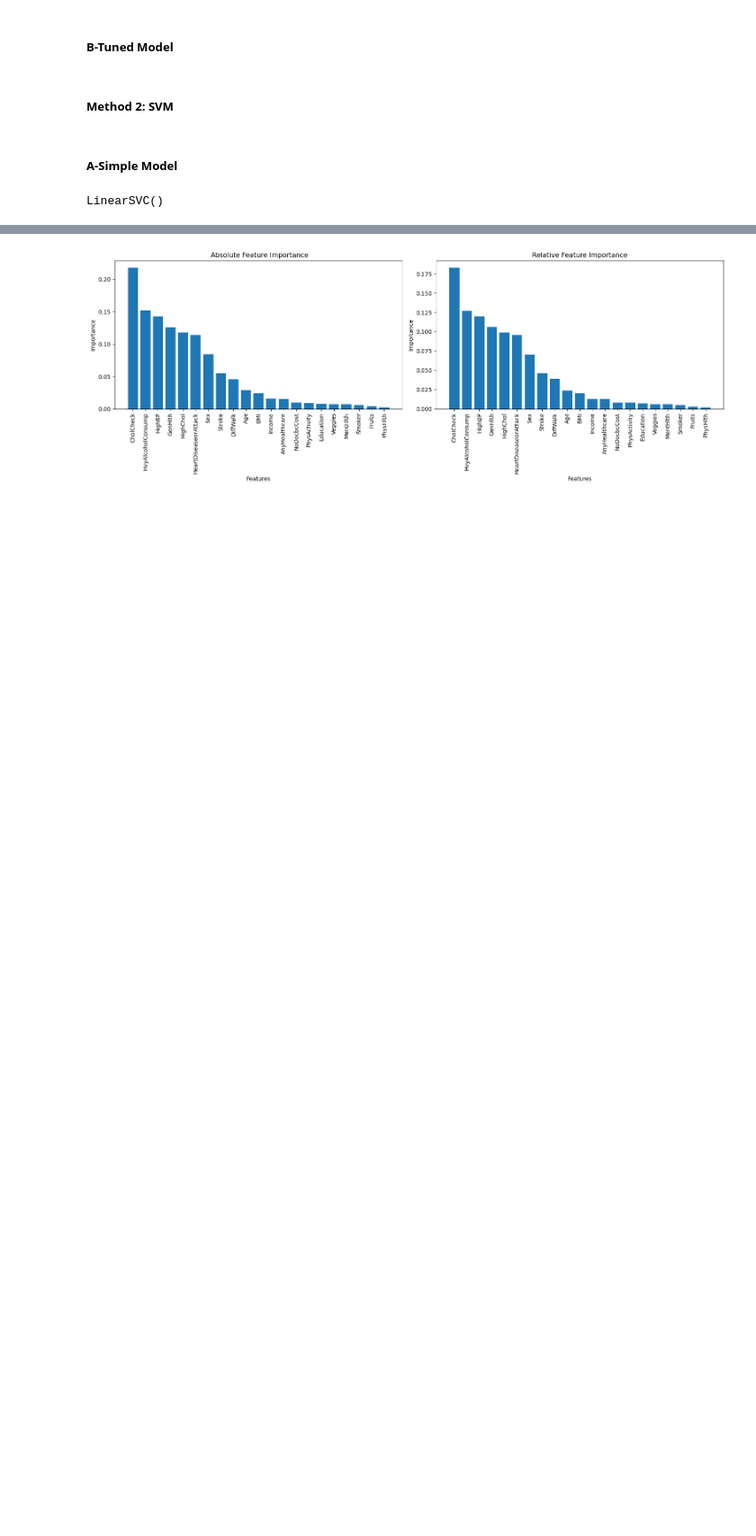
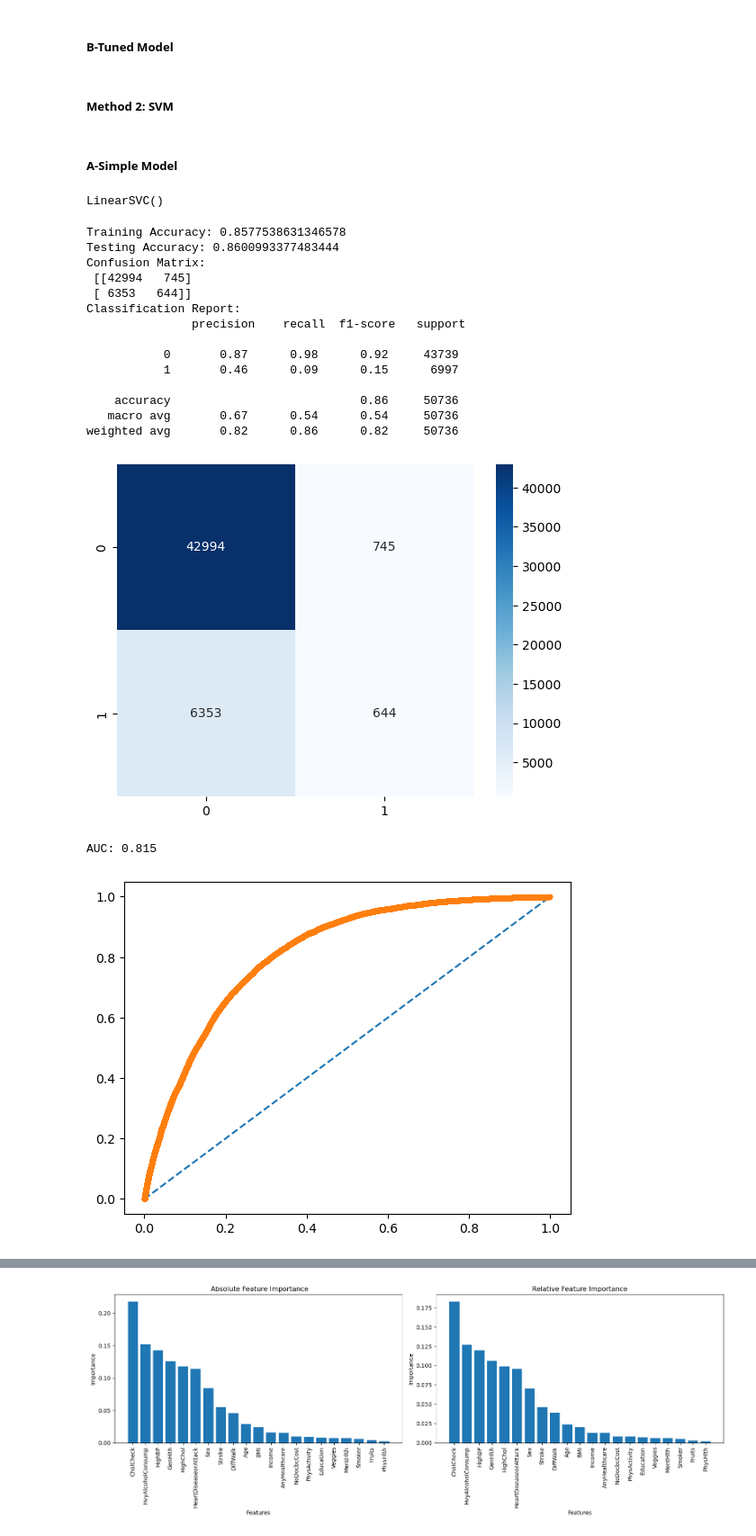
Before and after one commit to yasmineghanem/ML-Project, a Jupyter notebook: notebook.ipynb, the cells around one changed output, grey strips where cells are left out. Shown at 90% size. Saved outputs shown, nothing was run; the diff lists cells and outputs as text; code cells hidden in the pictures; blank space fills up the shorter version.

```diff
--- a/notebook.ipynb
+++ b/notebook.ipynb
@@ -554,3 +600,60 @@ svm_model = LinearSVC()
 svm_model.fit(X_train, y_train)
 # %% [output]
 LinearSVC()
+# %%
+#################################################### Model Evaluation ####################################################
+# Evaluate model
+y_pred_train = svm_model.predict(X_train)
+y_pred_test = svm_model.predict(X_test)
+
+train_accuracy = accuracy_score(y_train, y_pred_train)
+test_accuracy = accuracy_score(y_test, y_pred_test)
+conf_matrix = confusion_matrix(y_test, y_pred_test)
+class_report = classification_report(y_test, y_pred_test)
+
+print("Training Accuracy:", train_accuracy)
+print("Testing Accuracy:", test_accuracy)
+print("Confusion Matrix: \n", conf_matrix)
+print("Classification Report: \n", class_report)
+
+sns.heatmap(conf_matrix, annot=True, fmt='d', cmap='Blues')
+plt.show()
+
+#ROC-AUC Curve
+# predict probabilities and keep postive outcomes only
+# Calibrate the model by training on a validation set using cross-validation to get probability estimates by "sigmoid" (Platt scaling) or "isotonic regression".
+from sklearn.calibration import CalibratedClassifierCV
+calibrated_svc = CalibratedClassifierCV(svm_model)
+calibrated_svc.fit(X_train, y_train)
+probs = calibrated_svc.predict_proba(X_test)
+probs = probs[:, 1]
+
+# AUC
+auc = roc_auc_score(y_test, probs)
+print('AUC: %.3f' % auc)
+
+# ROC
+fpr, tpr, thresholds = roc_curve(y_test, probs)
+# plot no skill
+plt.plot([0, 1], [0, 1], linestyle='--')
+# plot the roc curve for the model
+plt.plot(fpr, tpr, marker='.')
+plt.show()
+# %% [output]
+Training Accuracy: 0.8577538631346578
+Testing Accuracy: 0.8600993377483444
+Confusion Matrix:
+ [[42994   745]
+ [ 6353   644]]
+Classification Report:
+               precision    recall  f1-score   support
+
+           0       0.87      0.98      0.92     43739
+           1       0.46      0.09      0.15      6997
+
+    accuracy                           0.86     50736
+   macro avg       0.67      0.54      0.54     50736
+weighted avg       0.82      0.86      0.82     50736
+[figure, added]
+AUC: 0.815
+[figure, added]
```
Also changed, not shown: parts of 12 cells of this notebook, 3 other files.
